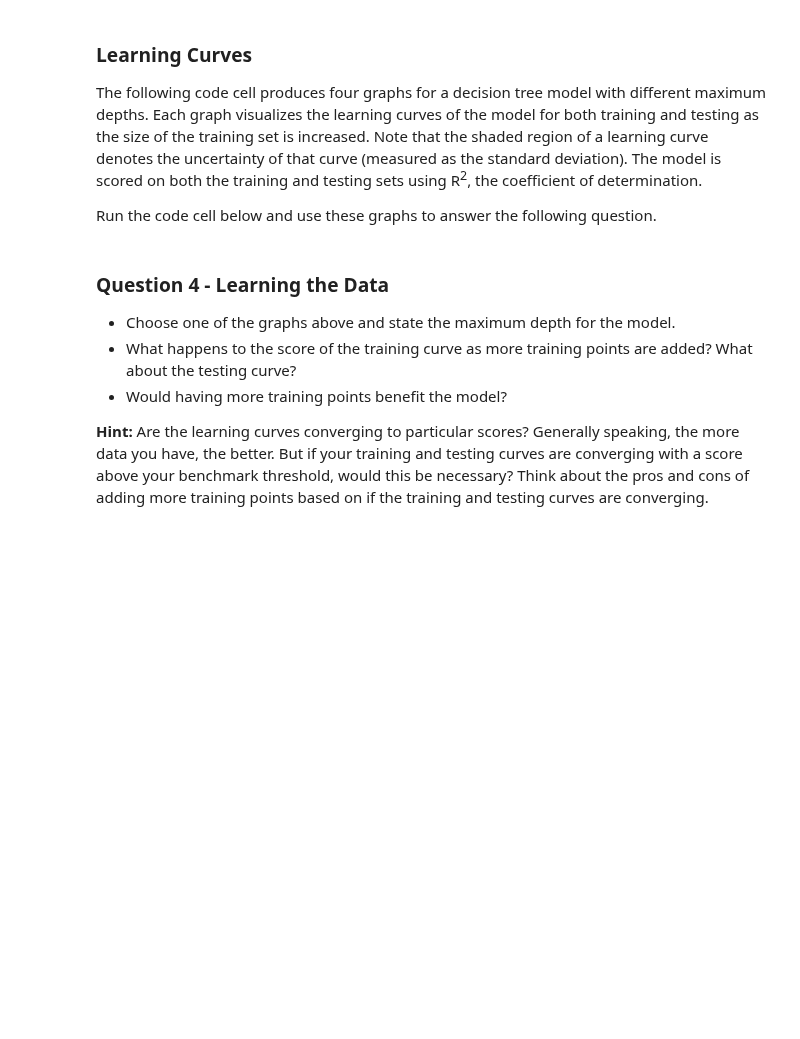
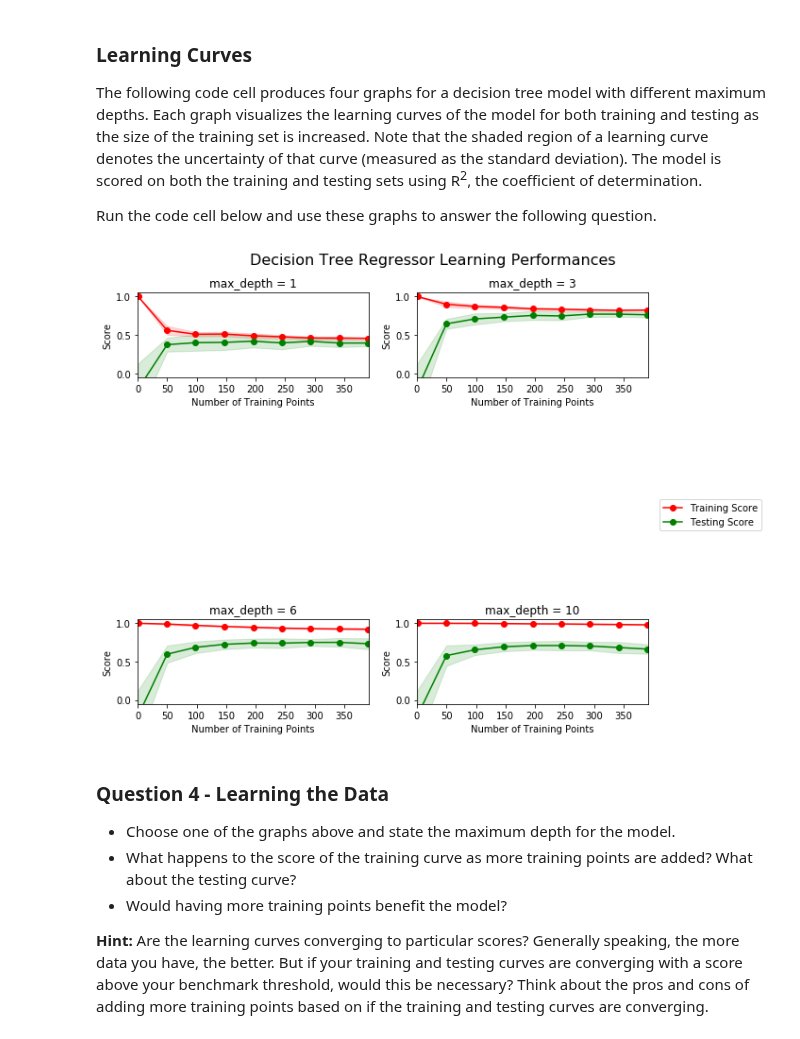
Before and after one commit to abdullahguc/machine-learning, a Jupyter notebook: projects/boston_housing/boston_housing.ipynb, the cells around one changed output. Drawn from its saved outputs; the diff is of its cells as text; code cells hidden in the pictures; blank space fills up the shorter version.

```diff
--- a/projects/boston_housing/boston_housing.ipynb
+++ b/projects/boston_housing/boston_housing.ipynb
@@ -28,14 +28,16 @@ from sklearn.cross_validation import ShuffleSplit
 # Import supplementary visualizations code visuals.py
 import visuals as vs
 
-# Pretty display for notebooks
-%matplotlib inline
 
-# Load the Boston housing dataset
-data = pd.read_csv('housing.csv')
-prices = data['MEDV']
-features = data.drop('MEDV', axis = 1)
 
-# Success
-print("Boston housing dataset has {} data points with {} variables each.".format(*data.shape))
+def load_data(file_path):
+	# Load the Boston housing dataset
+	data = pd.read_csv(file_path)
+	y = data['MEDV']
+	x = data.drop('MEDV', axis = 1)
+	# Success
+	print("Boston housing dataset has {} data points with {} variables each.".format(*data.shape))
+	return(x,y)
+
+(x, y) = load_data("housing.csv")
 # %% [output]
@@ -194,7 +190,9 @@ The following code cell produces four graphs for a decision tree model with diff
 Run the code cell below and use these graphs to answer the following question.
 # %%
 # Produce learning curves for varying training set sizes and maximum depths
-vs.ModelLearning(features, prices)
+vs.ModelLearning(x, y)
+# %% [output]
+[figure, added]
 # %% [markdown]
 ### Question 4 - Learning the Data
 * Choose one of the graphs above and state the maximum depth for the model.
```
Also changed, not shown: parts of 33 cells of this notebook, 1 other file.
